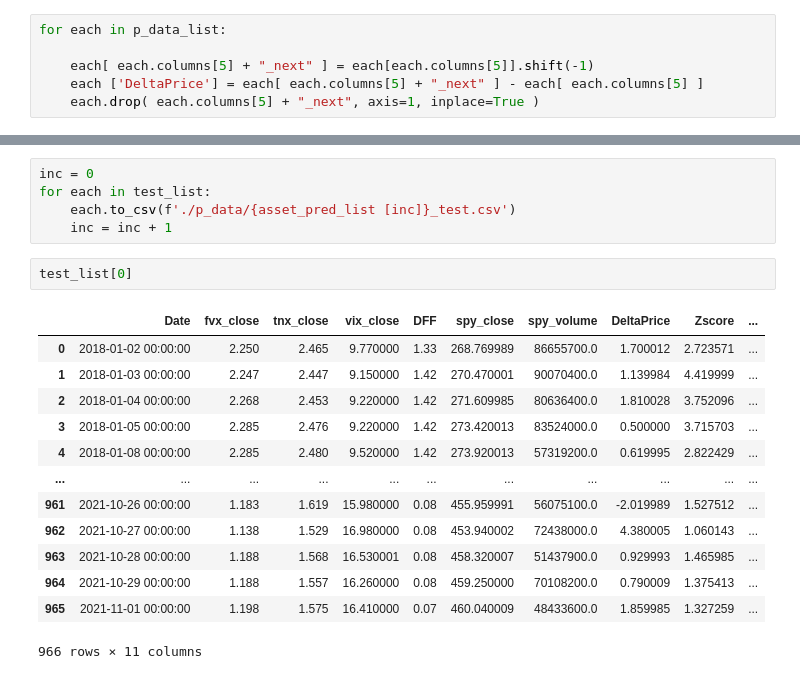
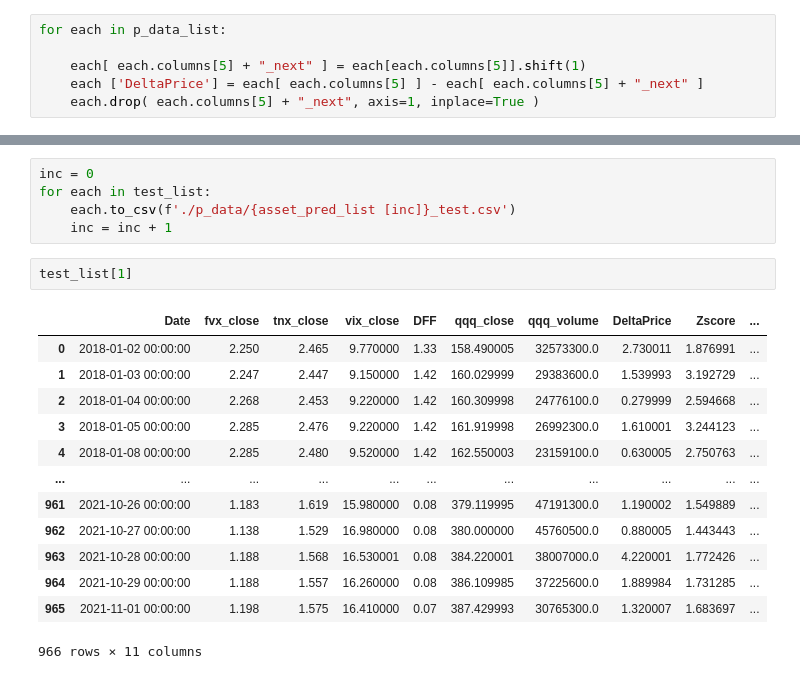
Before and after one commit to sking115422/RT_ETF_predictor, a Jupyter notebook: model_testing/process_data.ipynb, the cells around one changed output, grey strips where cells are left out. Saved outputs shown, nothing was run; the diff lists cells and outputs as text.

```diff
--- a/model_testing/process_data.ipynb
+++ b/model_testing/process_data.ipynb
@@ -207,6 +207,6 @@ p_data_list = base_data_list
 # %%
 for each in p_data_list:
 
-    each[ each.columns[5] + "_next" ] = each[each.columns[5]].shift(-1)
-    each ['DeltaPrice'] = each[ each.columns[5] + "_next" ] - each[ each.columns[5] ]
+    each[ each.columns[5] + "_next" ] = each[each.columns[5]].shift(1)
+    each ['DeltaPrice'] = each[ each.columns[5] ] - each[ each.columns[5] + "_next" ]
     each.drop( each.columns[5] + "_next", axis=1, inplace=True )
@@ -335,18 +351,18 @@ for each in test_list:
     each.to_csv(f'./p_data/{asset_pred_list [inc]}_test.csv')
     inc = inc + 1
 # %%
-test_list[0]
+test_list[1]
 # %% [output]
-|  | Date | fvx_close | tnx_close | vix_close | DFF | spy_close | spy_volume | DeltaPrice | Zscore | ... |
-| 0 | 2018-01-02 00:00:00 | 2.250 | 2.465 | 9.770000 | 1.33 | 268.769989 | 86655700.0 | 1.700012 | 2.723571 | ... |
-| 1 | 2018-01-03 00:00:00 | 2.247 | 2.447 | 9.150000 | 1.42 | 270.470001 | 90070400.0 | 1.139984 | 4.419999 | ... |
-| 2 | 2018-01-04 00:00:00 | 2.268 | 2.453 | 9.220000 | 1.42 | 271.609985 | 80636400.0 | 1.810028 | 3.752096 | ... |
-| 3 | 2018-01-05 00:00:00 | 2.285 | 2.476 | 9.220000 | 1.42 | 273.420013 | 83524000.0 | 0.500000 | 3.715703 | ... |
-| 4 | 2018-01-08 00:00:00 | 2.285 | 2.480 | 9.520000 | 1.42 | 273.920013 | 57319200.0 | 0.619995 | 2.822429 | ... |
+|  | Date | fvx_close | tnx_close | vix_close | DFF | qqq_close | qqq_volume | DeltaPrice | Zscore | ... |
+| 0 | 2018-01-02 00:00:00 | 2.250 | 2.465 | 9.770000 | 1.33 | 158.490005 | 32573300.0 | 2.730011 | 1.876991 | ... |
+| 1 | 2018-01-03 00:00:00 | 2.247 | 2.447 | 9.150000 | 1.42 | 160.029999 | 29383600.0 | 1.539993 | 3.192729 | ... |
+| 2 | 2018-01-04 00:00:00 | 2.268 | 2.453 | 9.220000 | 1.42 | 160.309998 | 24776100.0 | 0.279999 | 2.594668 | ... |
+| 3 | 2018-01-05 00:00:00 | 2.285 | 2.476 | 9.220000 | 1.42 | 161.919998 | 26992300.0 | 1.610001 | 3.244123 | ... |
+| 4 | 2018-01-08 00:00:00 | 2.285 | 2.480 | 9.520000 | 1.42 | 162.550003 | 23159100.0 | 0.630005 | 2.750763 | ... |
 | ... | ... | ... | ... | ... | ... | ... | ... | ... | ... | ... |
-| 961 | 2021-10-26 00:00:00 | 1.183 | 1.619 | 15.980000 | 0.08 | 455.959991 | 56075100.0 | -2.019989 | 1.527512 | ... |
-| 962 | 2021-10-27 00:00:00 | 1.138 | 1.529 | 16.980000 | 0.08 | 453.940002 | 72438000.0 | 4.380005 | 1.060143 | ... |
-| 963 | 2021-10-28 00:00:00 | 1.188 | 1.568 | 16.530001 | 0.08 | 458.320007 | 51437900.0 | 0.929993 | 1.465985 | ... |
-| 964 | 2021-10-29 00:00:00 | 1.188 | 1.557 | 16.260000 | 0.08 | 459.250000 | 70108200.0 | 0.790009 | 1.375413 | ... |
-| 965 | 2021-11-01 00:00:00 | 1.198 | 1.575 | 16.410000 | 0.07 | 460.040009 | 48433600.0 | 1.859985 | 1.327259 | ... |
+| 961 | 2021-10-26 00:00:00 | 1.183 | 1.619 | 15.980000 | 0.08 | 379.119995 | 47191300.0 | 1.190002 | 1.549889 | ... |
+| 962 | 2021-10-27 00:00:00 | 1.138 | 1.529 | 16.980000 | 0.08 | 380.000000 | 45760500.0 | 0.880005 | 1.443443 | ... |
+| 963 | 2021-10-28 00:00:00 | 1.188 | 1.568 | 16.530001 | 0.08 | 384.220001 | 38007000.0 | 4.220001 | 1.772426 | ... |
+| 964 | 2021-10-29 00:00:00 | 1.188 | 1.557 | 16.260000 | 0.08 | 386.109985 | 37225600.0 | 1.889984 | 1.731285 | ... |
+| 965 | 2021-11-01 00:00:00 | 1.198 | 1.575 | 16.410000 | 0.07 | 387.429993 | 30765300.0 | 1.320007 | 1.683697 | ... |
 966 rows × 11 columns
```
Also changed, not shown: parts of 2 cells of this notebook.
